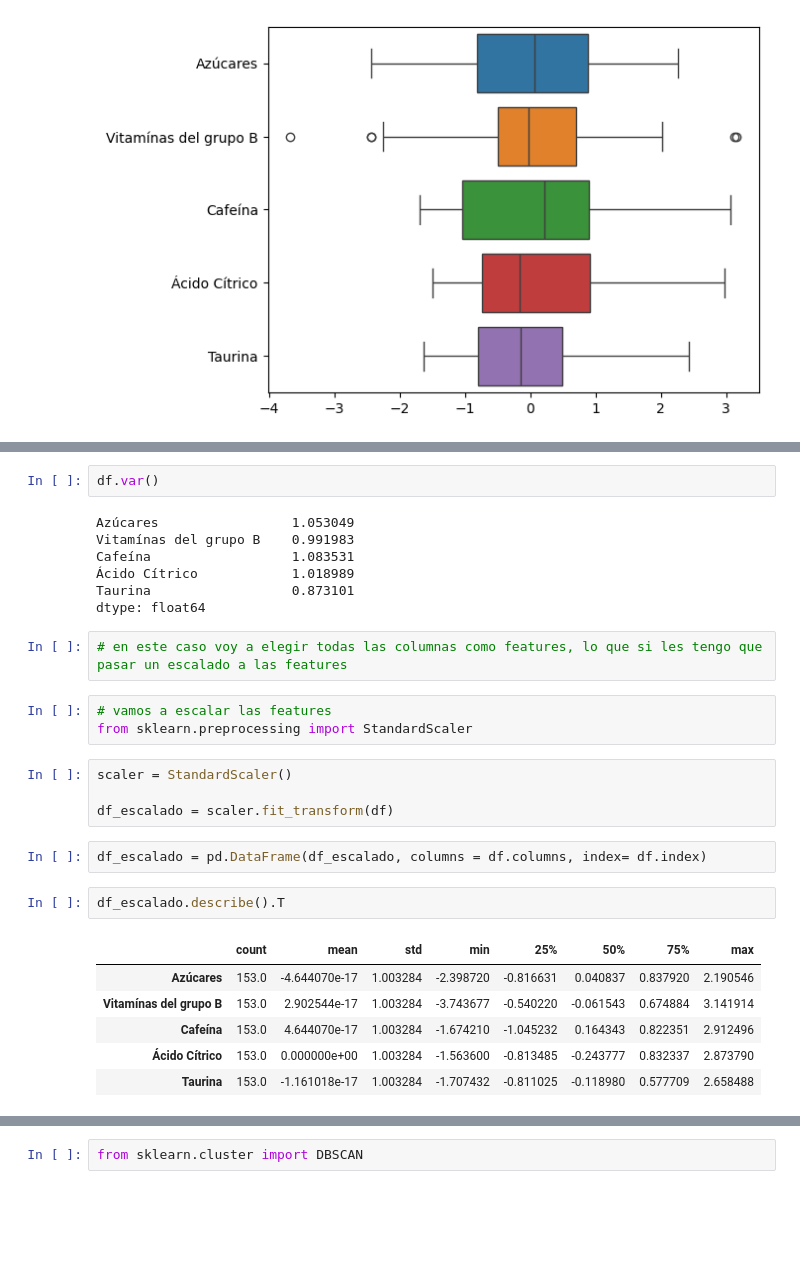
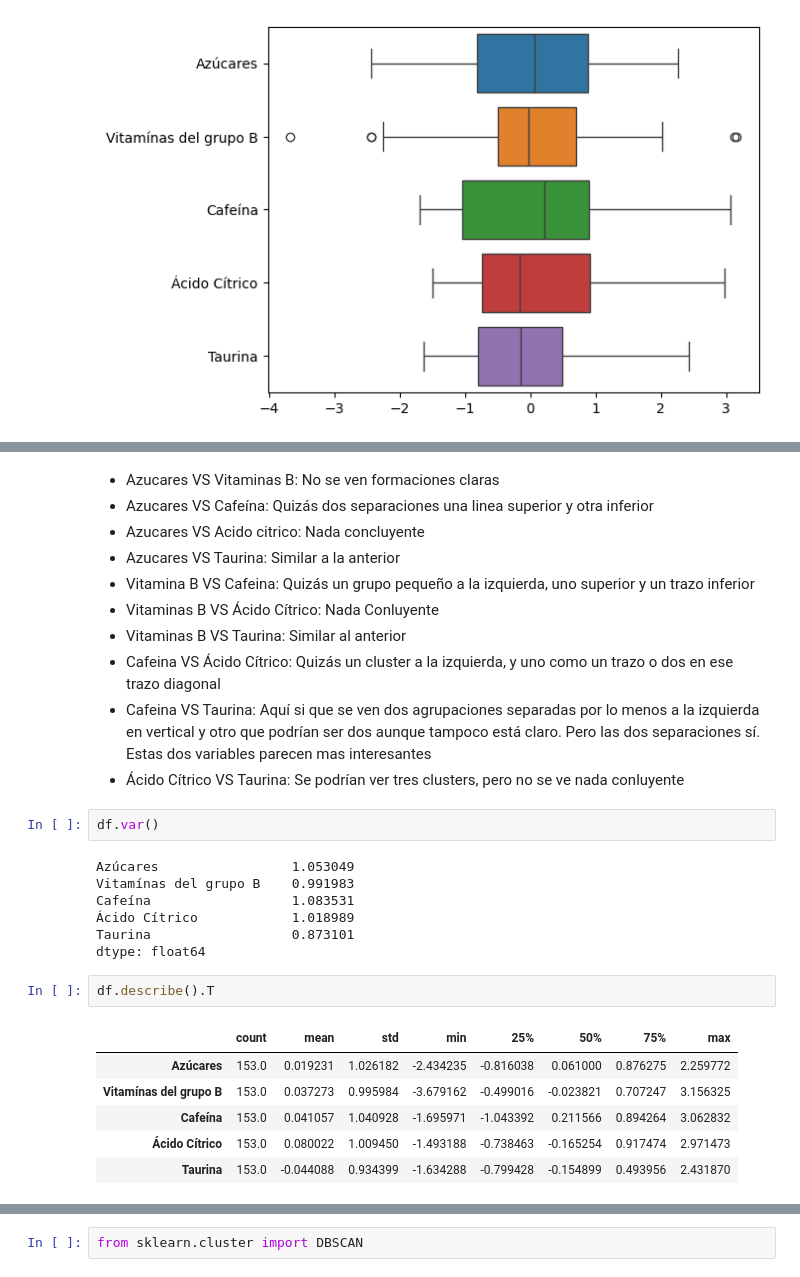
Before and after one commit to cristiancabezas/ONLINE_DS_THEBRIDGE_CRISTIAN, a Jupyter notebook: Sprint_13/Unidad_02/Practica_Obligatoria/18_Practica_Obligatoria_Clustering_II.ipynb, the cells around one changed output, grey strips where cells are left out. Cells and saved outputs as stored; diff of their text form; blank space fills up the shorter version.

```diff
--- a/Sprint_13/Unidad_02/Practica_Obligatoria/18_Practica_Obligatoria_Clustering_II.ipynb
+++ b/Sprint_13/Unidad_02/Practica_Obligatoria/18_Practica_Obligatoria_Clustering_II.ipynb
@@ -107,3 +127,14 @@ sns.boxplot(df[cols], orient='h');
+# %% [markdown]
++ Azucares VS Vitaminas B: No se ven formaciones claras
++ Azucares VS Cafeína: Quizás dos separaciones una linea superior y otra inferior
++ Azucares VS Acido citrico: Nada concluyente
++ Azucares VS Taurina: Similar a la anterior
++ Vitamina B VS Cafeina: Quizás un grupo pequeño a la izquierda, uno superior y un trazo inferior
++ Vitaminas B VS Ácido Cítrico: Nada Conluyente
++ Vitaminas B VS Taurina: Similar al anterior
++ Cafeina VS Ácido Cítrico: Quizás un cluster a la izquierda, y uno como un trazo o dos en ese trazo diagonal
++ Cafeina VS Taurina: Aquí si que se ven dos agrupaciones separadas por lo menos a la izquierda en vertical y otro que podrían ser dos aunque tampoco está claro. Pero las dos separaciones sí. Estas dos variables parecen mas interesantes
++ Ácido Cítrico VS Taurina: Se podrían ver tres clusters, pero no se ve nada conluyente
 # %%
 df.var()
 # %% [output]
@@ -113,23 +144,12 @@ Cafeína                  1.083531
 Ácido Cítrico            1.018989
 Taurina                  0.873101
 dtype: float64
-# %%
-# en este caso voy a elegir todas las columnas como features, lo que si les tengo que pasar un escalado a las features
-# %%
-# vamos a escalar las features
-from sklearn.preprocessing import StandardScaler
-# %%
-scaler = StandardScaler()
-
-df_escalado = scaler.fit_transform(df)
-# %%
-df_escalado = pd.DataFrame(df_escalado, columns = df.columns, index= df.index)
 # %%
-df_escalado.describe().T
+df.describe().T
 # %% [output]
 |  | count | mean | std | min | 25% | 50% | 75% | max |
-| Azúcares | 153.0 | -4.644070e-17 | 1.003284 | -2.398720 | -0.816631 | 0.040837 | 0.837920 | 2.190546 |
-| Vitamínas del grupo B | 153.0 | 2.902544e-17 | 1.003284 | -3.743677 | -0.540220 | -0.061543 | 0.674884 | 3.141914 |
-| Cafeína | 153.0 | 4.644070e-17 | 1.003284 | -1.674210 | -1.045232 | 0.164343 | 0.822351 | 2.912496 |
-| Ácido Cítrico | 153.0 | 0.000000e+00 | 1.003284 | -1.563600 | -0.813485 | -0.243777 | 0.832337 | 2.873790 |
-| Taurina | 153.0 | -1.161018e-17 | 1.003284 | -1.707432 | -0.811025 | -0.118980 | 0.577709 | 2.658488 |
+| Azúcares | 153.0 | 0.019231 | 1.026182 | -2.434235 | -0.816038 | 0.061000 | 0.876275 | 2.259772 |
+| Vitamínas del grupo B | 153.0 | 0.037273 | 0.995984 | -3.679162 | -0.499016 | -0.023821 | 0.707247 | 3.156325 |
+| Cafeína | 153.0 | 0.041057 | 1.040928 | -1.695971 | -1.043392 | 0.211566 | 0.894264 | 3.062832 |
+| Ácido Cítrico | 153.0 | 0.080022 | 1.009450 | -1.493188 | -0.738463 | -0.165254 | 0.917474 | 2.971473 |
+| Taurina | 153.0 | -0.044088 | 0.934399 | -1.634288 | -0.799428 | -0.154899 | 0.493956 | 2.431870 |
```
Also changed, not shown: parts of 49 cells of this notebook, 33 other files.
